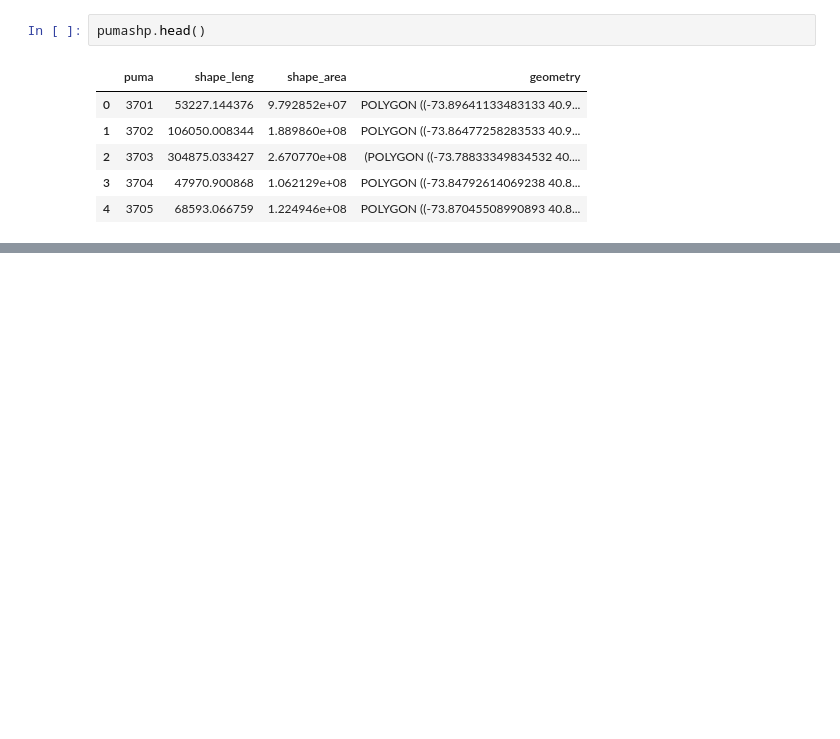
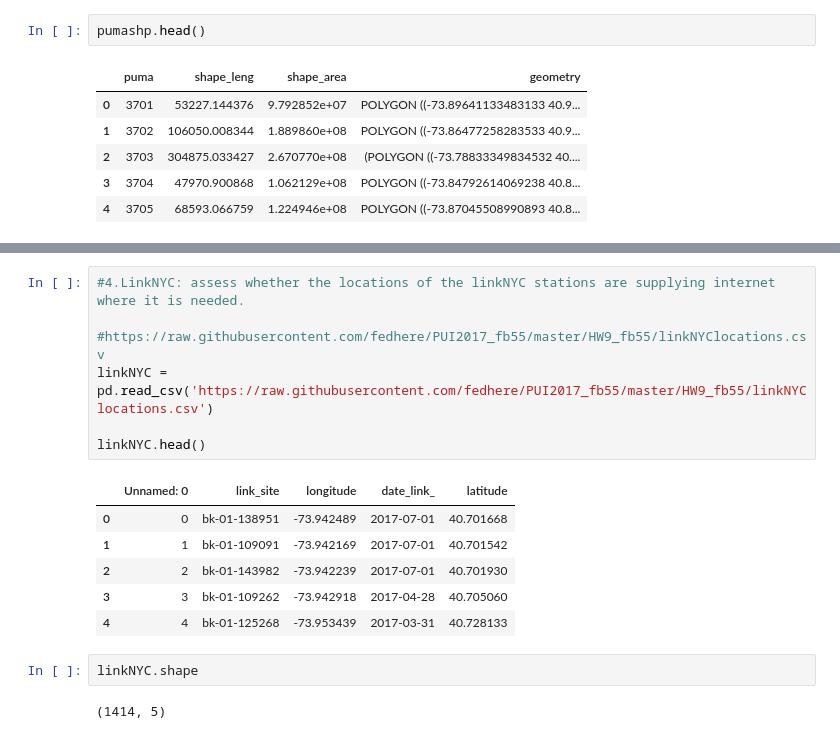
Before and after one commit to coffee1league/PUI2017_as9788, a Jupyter notebook: HW9_as9788/HW9_as9788_assignment2.ipynb, the cells around one changed output, grey strips where cells are left out. Cells and saved outputs as stored; diff of their text form; blank space fills up the shorter version.

```diff
--- a/HW9_as9788/HW9_as9788_assignment2.ipynb
+++ b/HW9_as9788/HW9_as9788_assignment2.ipynb
@@ -308,0 +347,18 @@ pumashp_b.head()
+# %%
+#4.LinkNYC: assess whether the locations of the linkNYC stations are supplying internet where it is needed.
+
+#https://raw.githubusercontent.com/fedhere/PUI2017_fb55/master/HW9_fb55/linkNYClocations.csv
+linkNYC = pd.read_csv('https://raw.githubusercontent.com/fedhere/PUI2017_fb55/master/HW9_fb55/linkNYClocations.csv')
+
+linkNYC.head()
+# %% [output]
+|  | Unnamed: 0 | link_site | longitude | date_link_ | latitude |
+| 0 | 0 | bk-01-138951 | -73.942489 | 2017-07-01 | 40.701668 |
+| 1 | 1 | bk-01-109091 | -73.942169 | 2017-07-01 | 40.701542 |
+| 2 | 2 | bk-01-143982 | -73.942239 | 2017-07-01 | 40.701930 |
+| 3 | 3 | bk-01-109262 | -73.942918 | 2017-04-28 | 40.705060 |
+| 4 | 4 | bk-01-125268 | -73.953439 | 2017-03-31 | 40.728133 |
+# %%
+linkNYC.shape
+# %% [output]
+(1414, 5)
```
Also changed, not shown: parts of 16 cells of this notebook.
